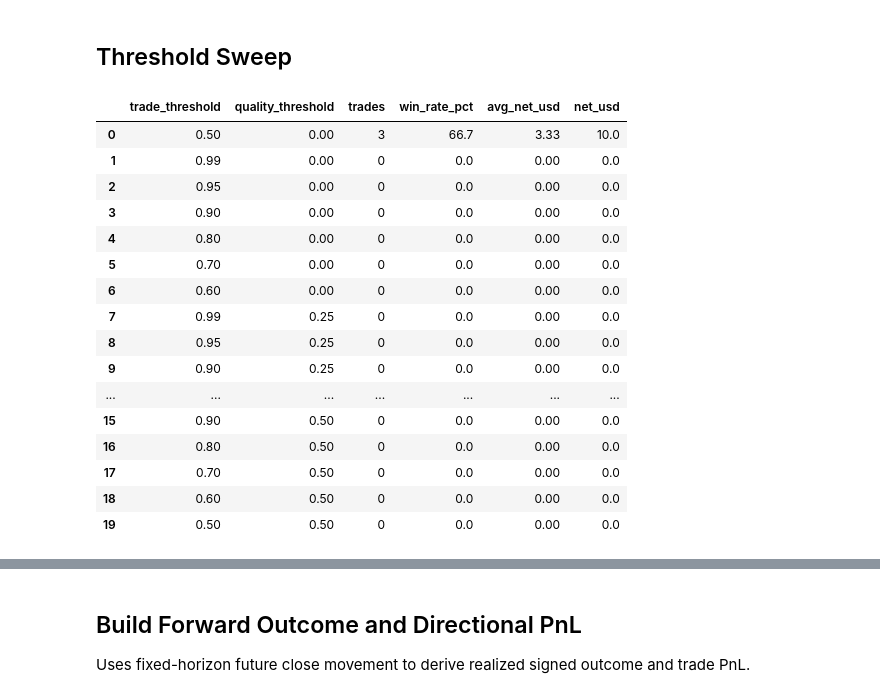
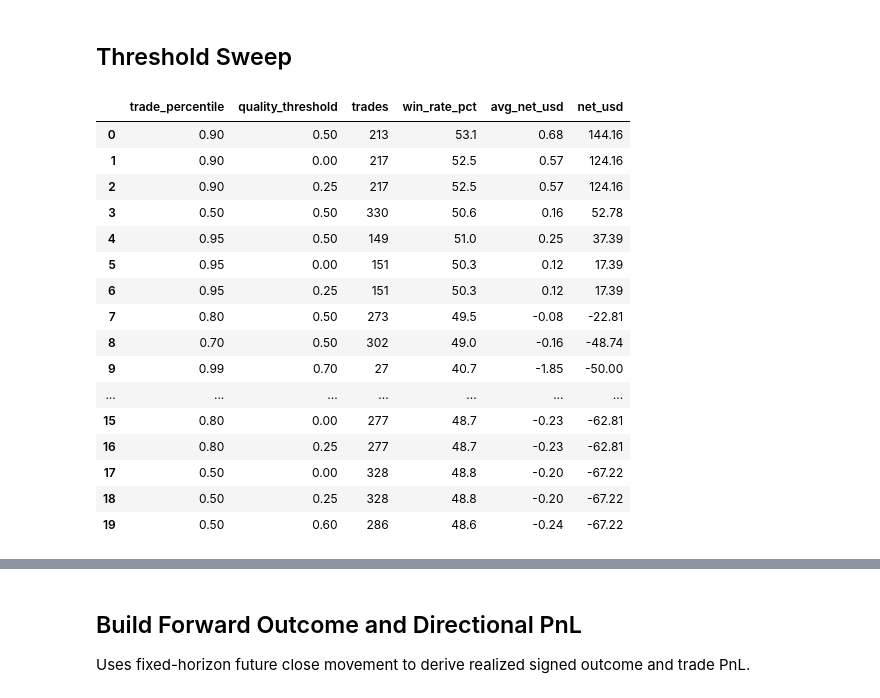
Before and after one commit to StuartJamesH/MQL-RegressionLab, a Jupyter notebook: ModelWorkbench/3.1 Backtest LGBM Regression.ipynb, the cells around one changed output, grey strips where cells are left out. Cells and saved outputs as stored; diff of their text form; code cells hidden in the pictures.

```diff
--- a/ModelWorkbench/3.1 Backtest LGBM Regression.ipynb
+++ b/ModelWorkbench/3.1 Backtest LGBM Regression.ipynb
@@ -18,7 +24,7 @@ warnings.filterwarnings('ignore')
 # %%
 # --- Configuration ---
-MODEL_PACK_PATH = r'ModelPacks/EURUSD_M1_520weeks_LightGBM_20260709_spearman_prod_TP2.5_SL2.5_model.pkl'
-DS_NAME = r'../data/EURUSD_M1_520weeks.csv'  # must match the instrument the pack (MODEL_PACK_PATH) was trained on
+MODEL_PACK_PATH = r'ModelPacks/XAUUSD_M1_520weeks_LightGBM_20260711_spearman_prod_TP2.5_SL2.5_model.pkl'
+DS_NAME = r'../data/XAUUSD_M1_520weeks.csv'  # must match the instrument the pack (MODEL_PACK_PATH) was trained on
 EVAL_START = None
 EVAL_END = None
 N_ROWS = 10_000
@@ -28,10 +34,11 @@ TP_MULT = None  # Use model pack values
 SL_MULT = None  # Use model pack values
 
 # Production-parity execution settings
-# NOTE: pred_long values are typically ~0.3-0.5, so threshold 0.95 is too high.
-# The threshold sweep will find the optimal value, but start with a lower default.
-TRADE_THRESHOLD   = 0.30
-QUALITY_THRESHOLD = 0.00
+# Rolling-percentile-based entry: pred_long must exceed its rolling TRADE_PERCENTILE-th
+# percentile before a buy is triggered. The threshold sweep will find the optimal value.
+TRADE_PERCENTILE   = 0.90
+QUALITY_THRESHOLD = 0.50
+PERCENTILE_ROLLING = 7_000
 PATIENCE = 1
 ENTRY_BUFFER = 0.00001
 MAX_POS_SIZE = None  # If not None, filters out trades with position_size > MAX_POS_SIZE
@@ -44,7 +51,7 @@ LOOKAHEAD_BARS = 30
 TOP_PCTS = (0.01, 0.05, 0.10)
 PIP_SIZE = 0.0001
 RISK = 10.0
-COMMISSION_USD = 0.00
+COMMISSION_USD = 7.00 if DS_NAME.startswith('../data/EURUSD') else 0.00
 
 # Analysis-only gates. Leave off for the production emulation path.
 GATE_BREAKOUT = True
@@ -315,11 +328,14 @@ array([[<Axes: title={'center': 'pred_long'}>,
 # %% [markdown]
 ## Generate Trade Entries
 # %%
-def prediction_to_signal(row, trade_threshold=TRADE_THRESHOLD, quality_threshold=QUALITY_THRESHOLD, trading_hours=TRADING_HOURS):
+def prediction_to_signal(row, trade_percentile=TRADE_PERCENTILE, quality_threshold=QUALITY_THRESHOLD, trading_hours=TRADING_HOURS):
     # Convert raw model outputs into a production-style trade signal.
     #  1 -> buy stop order
     # -1 -> sell stop order
     #  0 -> no trade
+    #
+    # Uses pre-computed rolling percentile columns (pred_long_roll_pct, pred_short_roll_pct)
+    # instead of a static trade threshold.
     if trading_hours is not None:
         t_start = pd.to_datetime(trading_hours[0]).time()
         t_end = pd.to_datetime(trading_hours[1]).time()
@@ -327,9 +343,8 @@ def prediction_to_signal(row, trade_threshold=TRADE_THRESHOLD, quality_threshold
     else:
         in_restricted_hours = False
 
-    quality = abs(row['pred_signed'])
-    buy_ready = (row['pred_long'] >= trade_threshold) and (quality >= quality_threshold)
-    sell_ready = (row['pred_short'] >= trade_threshold) and (quality >= quality_threshold)
+    buy_ready = (row['pred_long'] >= row['pred_long_roll_pct']) and (row['quality_long'] >= quality_threshold)
+    sell_ready = (row['pred_short'] >= row['pred_short_roll_pct']) and (row['quality_short'] >= quality_threshold)
 
     if in_restricted_hours:
         signal = 0
@@ -345,7 +360,7 @@ def prediction_to_signal(row, trade_threshold=TRADE_THRESHOLD, quality_threshold
         reason = 'below_threshold'
 
     return pd.Series({
-        'quality': quality,
+        'quality': abs(row['pred_signed']),
         'in_restricted_hours': in_restricted_hours,
         'buy_ready': buy_ready,
         'sell_ready': sell_ready,
@@ -355,10 +370,15 @@ def prediction_to_signal(row, trade_threshold=TRADE_THRESHOLD, quality_threshold
 
 
 df = df_raw.merge(pred_df, on='Time', how='inner').sort_values('Time').reset_index(drop=True)
+# Compute rolling percentile thresholds for pred_long and pred_short
+df['pred_long_roll_pct'] = df['pred_long'].rolling(window=PERCENTILE_ROLLING, min_periods=int(PERCENTILE_ROLLING * 0.5)).quantile(TRADE_PERCENTILE)
+df['pred_short_roll_pct'] = df['pred_short'].rolling(window=PERCENTILE_ROLLING, min_periods=int(PERCENTILE_ROLLING * 0.5)).quantile(TRADE_PERCENTILE)
+df['pred_long_roll_pct'] = df['pred_long_roll_pct'].ffill()
+df['pred_short_roll_pct'] = df['pred_short_roll_pct'].ffill()
 signal_cols = df.apply(
     prediction_to_signal,
     axis=1,
-    trade_threshold=TRADE_THRESHOLD,
+    trade_percentile=TRADE_PERCENTILE,
     quality_threshold=QUALITY_THRESHOLD,
     trading_hours=TRADING_HOURS,
 )
@@ -826,65 +860,68 @@ else:
 # %% [markdown]
 ## Threshold Sweep
 # %%
-signal_thresholds = [0.99, 0.95, 0.90, 0.80, 0.70, 0.60, 0.50]
+percentile_sweeps = [0.99, 0.95, 0.90, 0.80, 0.70, 0.60, 0.50]
 quality_thresholds = [0.00, 0.25, 0.50, 0.60, 0.70]
 
 results = []
 for quality_threshold in quality_thresholds:
-    for signal_threshold in signal_thresholds:
+    for perc in percentile_sweeps:
         trial_frame = df_raw.merge(pred_df, on='Time', how='inner').sort_values('Time').reset_index(drop=True)
+        # Compute rolling percentile columns for this sweep value
+        trial_frame['pred_long_roll_pct'] = trial_frame['pred_long'].rolling(window=PERCENTILE_ROLLING, min_periods=int(PERCENTILE_ROLLING * 0.5)).quantile(perc).ffill()
+        trial_frame['pred_short_roll_pct'] = trial_frame['pred_short'].rolling(window=PERCENTILE_ROLLING, min_periods=int(PERCENTILE_ROLLING * 0.5)).quantile(perc).ffill()
         trial_signal_cols = trial_frame.apply(
             prediction_to_signal,
             axis=1,
-            trade_threshold=signal_threshold,
+            trade_percentile=perc,
             quality_threshold=quality_threshold,
             trading_hours=TRADING_HOURS,
         )
         trial_frame = pd.concat([trial_frame, trial_signal_cols], axis=1)
         trial_frame['signal'] = trial_frame['raw_signal'].astype(int)
 
         trial_sim, trial_trades = simulate_production_trades(
             trial_frame,
             atr_window=atr_window,
             tp_mult=tp_mult,
             sl_mult=sl_mult,
             patience=PATIENCE,
             entry_buffer=ENTRY_BUFFER,
             trading_hours=TRADING_HOURS,
             risk_per_trade=RISK,
             commission_per_lot=COMMISSION_USD,
             max_pos_size=MAX_POS_SIZE,
         )
 
         trial_net = float(trial_trades['net_usd'].sum()) if len(trial_trades) else 0.0
         trial_win = float((trial_trades['outcome'] == 'tp').mean() * 100) if len(trial_trades) else 0.0
         trial_avg = float(trial_trades['net_usd'].mean()) if len(trial_trades) else 0.0
         results.append({
-            'trade_threshold': signal_threshold,
+            'trade_percentile': perc,
             'quality_threshold': quality_threshold,
             'trades': int(len(trial_trades)),
             'win_rate_pct': round(trial_win, 1),
             'avg_net_usd': round(trial_avg, 2),
             'net_usd': round(trial_net, 2),
         })
 
 results_df = pd.DataFrame(results).sort_values(['net_usd', 'win_rate_pct', 'trades'], ascending=[False, False, False]).reset_index(drop=True)
 display(results_df.head(20))
 # %% [output]
-|  | trade_threshold | quality_threshold | trades | win_rate_pct | avg_net_usd | net_usd |
-| 0 | 0.50 | 0.00 | 3 | 66.7 | 3.33 | 10.0 |
-| 1 | 0.99 | 0.00 | 0 | 0.0 | 0.00 | 0.0 |
-| 2 | 0.95 | 0.00 | 0 | 0.0 | 0.00 | 0.0 |
-| 3 | 0.90 | 0.00 | 0 | 0.0 | 0.00 | 0.0 |
-| 4 | 0.80 | 0.00 | 0 | 0.0 | 0.00 | 0.0 |
-| 5 | 0.70 | 0.00 | 0 | 0.0 | 0.00 | 0.0 |
-| 6 | 0.60 | 0.00 | 0 | 0.0 | 0.00 | 0.0 |
-| 7 | 0.99 | 0.25 | 0 | 0.0 | 0.00 | 0.0 |
-| 8 | 0.95 | 0.25 | 0 | 0.0 | 0.00 | 0.0 |
-| 9 | 0.90 | 0.25 | 0 | 0.0 | 0.00 | 0.0 |
+|  | trade_percentile | quality_threshold | trades | win_rate_pct | avg_net_usd | net_usd |
+| 0 | 0.90 | 0.50 | 213 | 53.1 | 0.68 | 144.16 |
+| 1 | 0.90 | 0.00 | 217 | 52.5 | 0.57 | 124.16 |
+| 2 | 0.90 | 0.25 | 217 | 52.5 | 0.57 | 124.16 |
+| 3 | 0.50 | 0.50 | 330 | 50.6 | 0.16 | 52.78 |
+| 4 | 0.95 | 0.50 | 149 | 51.0 | 0.25 | 37.39 |
+| 5 | 0.95 | 0.00 | 151 | 50.3 | 0.12 | 17.39 |
+| 6 | 0.95 | 0.25 | 151 | 50.3 | 0.12 | 17.39 |
+| 7 | 0.80 | 0.50 | 273 | 49.5 | -0.08 | -22.81 |
+| 8 | 0.70 | 0.50 | 302 | 49.0 | -0.16 | -48.74 |
+| 9 | 0.99 | 0.70 | 27 | 40.7 | -1.85 | -50.00 |
 | ... | ... | ... | ... | ... | ... | ... |
-| 15 | 0.90 | 0.50 | 0 | 0.0 | 0.00 | 0.0 |
-| 16 | 0.80 | 0.50 | 0 | 0.0 | 0.00 | 0.0 |
-| 17 | 0.70 | 0.50 | 0 | 0.0 | 0.00 | 0.0 |
-| 18 | 0.60 | 0.50 | 0 | 0.0 | 0.00 | 0.0 |
-| 19 | 0.50 | 0.50 | 0 | 0.0 | 0.00 | 0.0 |
+| 15 | 0.80 | 0.00 | 277 | 48.7 | -0.23 | -62.81 |
+| 16 | 0.80 | 0.25 | 277 | 48.7 | -0.23 | -62.81 |
+| 17 | 0.50 | 0.00 | 328 | 48.8 | -0.20 | -67.22 |
+| 18 | 0.50 | 0.25 | 328 | 48.8 | -0.20 | -67.22 |
+| 19 | 0.50 | 0.60 | 286 | 48.6 | -0.24 | -67.22 |
```
Also changed, not shown: parts of 21 cells of this notebook, 1 other file.
